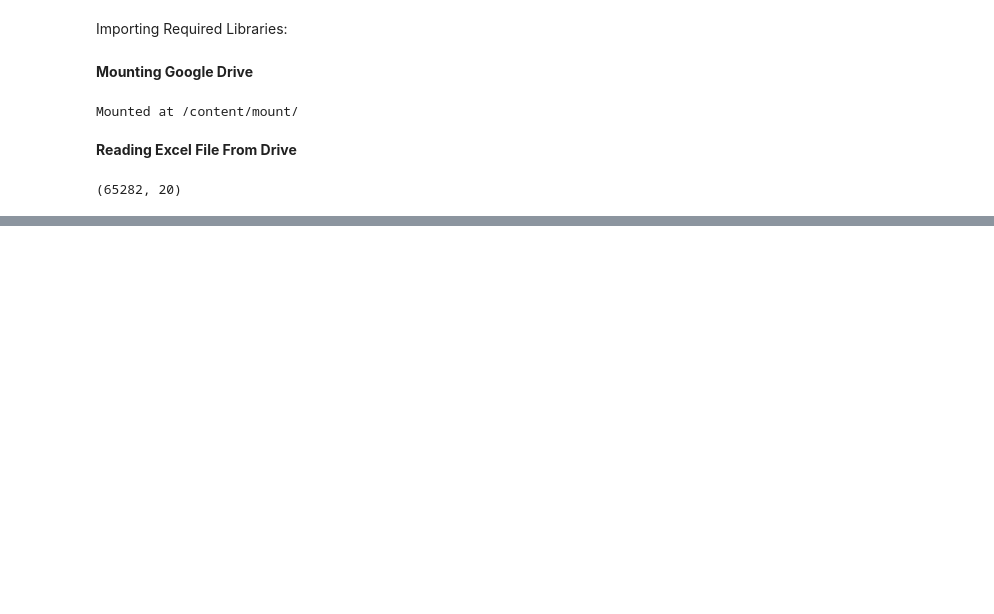
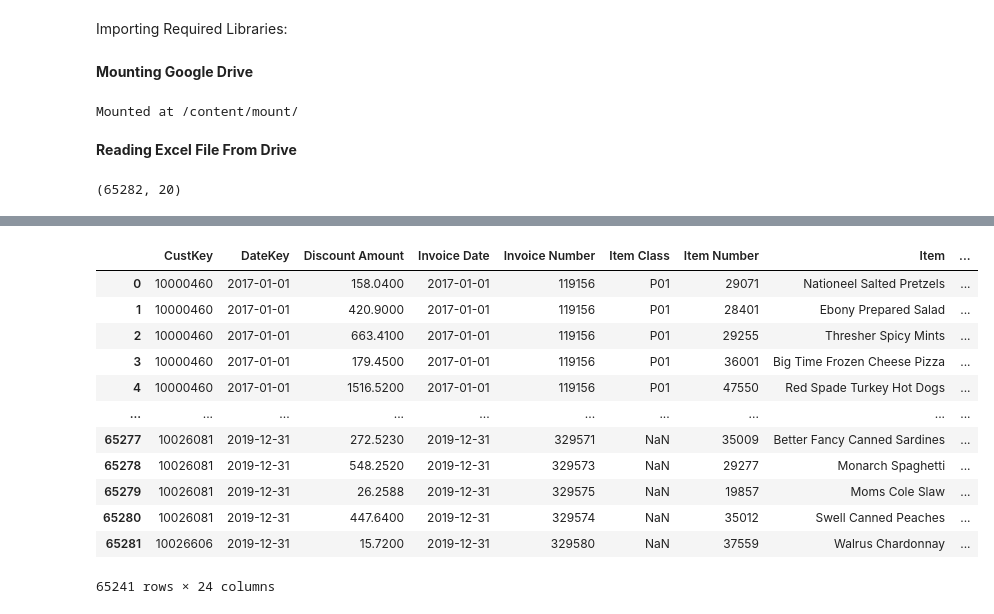
Before and after one commit to SachinYallapurkar/AMAZON-SALES-DATA-ANALYSIS, a Jupyter notebook: Amazon_Sales_Data_Analysis.ipynb, the cells around one changed output, grey strips where cells are left out. Saved outputs shown, nothing was run; the diff lists cells and outputs as text; code cells hidden in the pictures; blank space fills up the shorter version.

```diff
--- a/Amazon_Sales_Data_Analysis.ipynb
+++ b/Amazon_Sales_Data_Analysis.ipynb
@@ -30,0 +119,18 @@ sales_data.shape
+# %%
+# Removing Null Values
+
+sales_data1.dropna(subset=['Discount Amount','Sales Price','Item Number'])
+# %% [output]
+|  | CustKey | DateKey | Discount Amount | Invoice Date | Invoice Number | Item Class | Item Number | Item | ... |
+| 0 | 10000460 | 2017-01-01 | 158.0400 | 2017-01-01 | 119156 | P01 | 29071 | Nationeel Salted Pretzels | ... |
+| 1 | 10000460 | 2017-01-01 | 420.9000 | 2017-01-01 | 119156 | P01 | 28401 | Ebony Prepared Salad | ... |
+| 2 | 10000460 | 2017-01-01 | 663.4100 | 2017-01-01 | 119156 | P01 | 29255 | Thresher Spicy Mints | ... |
+| 3 | 10000460 | 2017-01-01 | 179.4500 | 2017-01-01 | 119156 | P01 | 36001 | Big Time Frozen Cheese Pizza | ... |
+| 4 | 10000460 | 2017-01-01 | 1516.5200 | 2017-01-01 | 119156 | P01 | 47550 | Red Spade Turkey Hot Dogs | ... |
+| ... | ... | ... | ... | ... | ... | ... | ... | ... | ... |
+| 65277 | 10026081 | 2019-12-31 | 272.5230 | 2019-12-31 | 329571 | NaN | 35009 | Better Fancy Canned Sardines | ... |
+| 65278 | 10026081 | 2019-12-31 | 548.2520 | 2019-12-31 | 329573 | NaN | 29277 | Monarch Spaghetti | ... |
+| 65279 | 10026081 | 2019-12-31 | 26.2588 | 2019-12-31 | 329575 | NaN | 19857 | Moms Cole Slaw | ... |
+| 65280 | 10026081 | 2019-12-31 | 447.6400 | 2019-12-31 | 329574 | NaN | 35012 | Swell Canned Peaches | ... |
+| 65281 | 10026606 | 2019-12-31 | 15.7200 | 2019-12-31 | 329580 | NaN | 37559 | Walrus Chardonnay | ... |
+65241 rows × 24 columns
```
Also changed, not shown: parts of 15 cells of this notebook.
